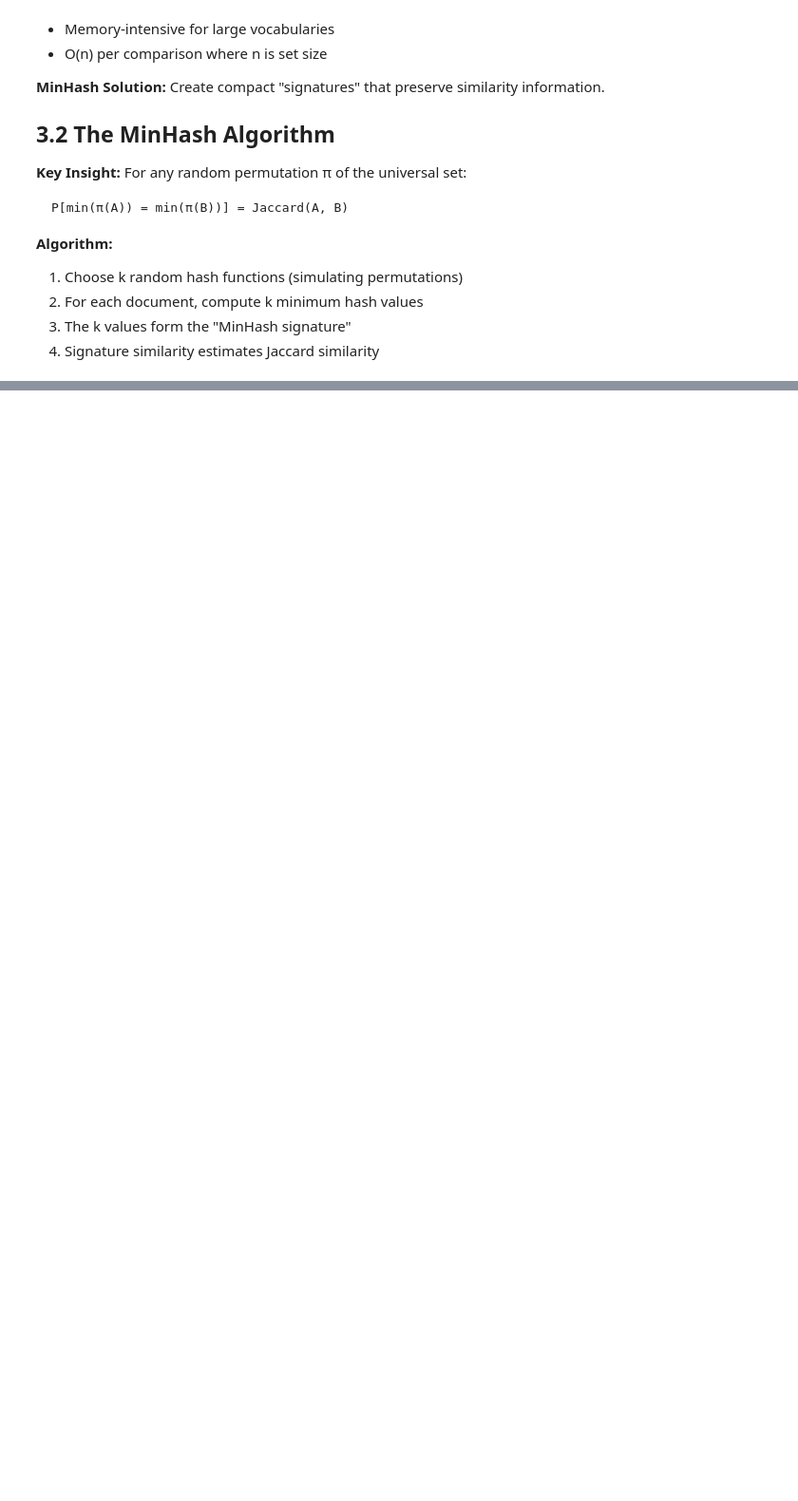
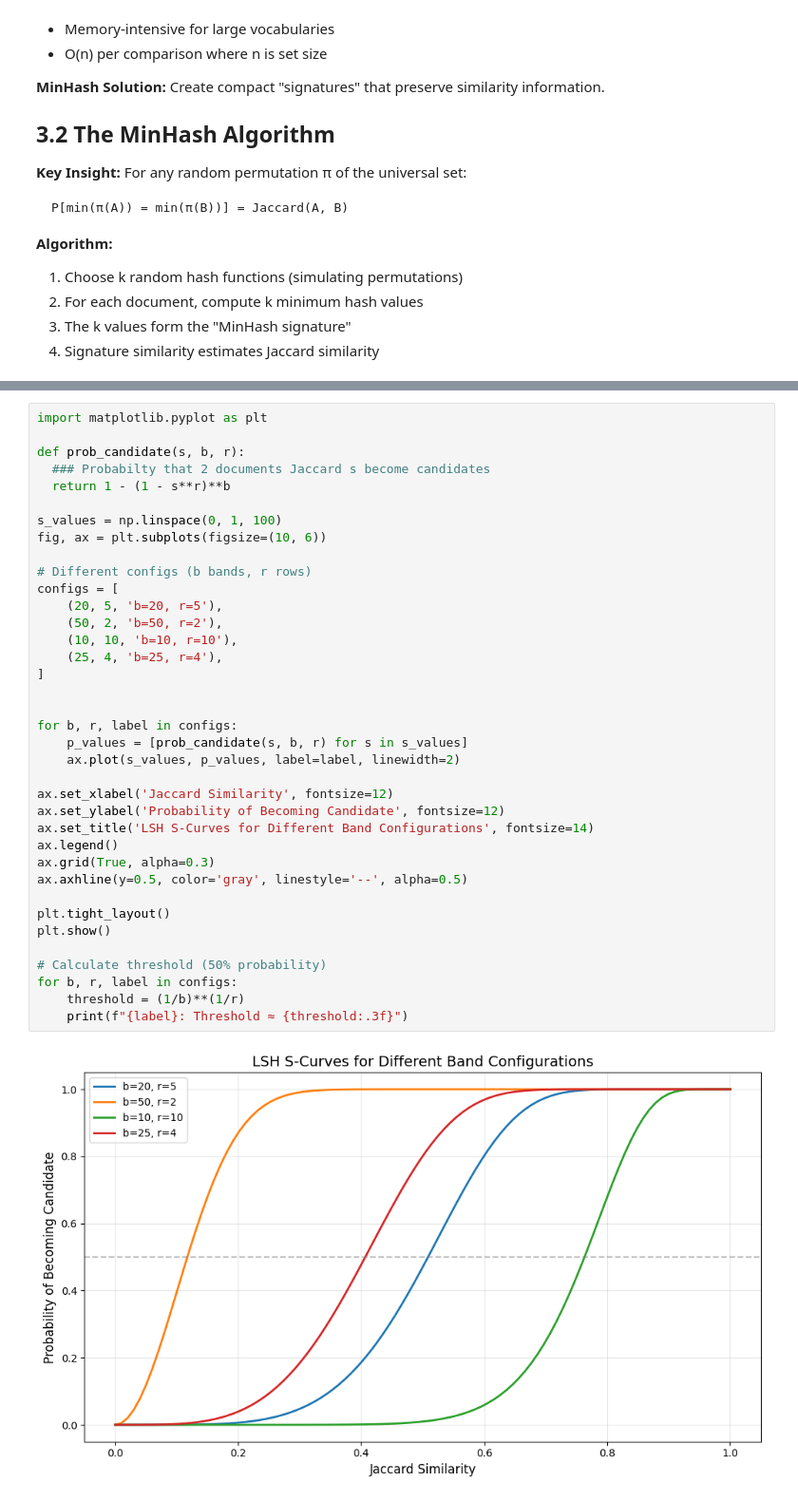
Before and after one commit to NateMophi/SCC-454, a Jupyter notebook: LAB4/SCC454_Lab4.ipynb, the cells around one changed output, grey strips where cells are left out. Shown at 95% size. Drawn from its saved outputs; the diff is of its cells as text; blank space fills up the shorter version.

```diff
--- a/LAB4/SCC454_Lab4.ipynb
+++ b/LAB4/SCC454_Lab4.ipynb
@@ -392,0 +589,39 @@ class MinHasher:
+# %%
+import matplotlib.pyplot as plt
+
+def prob_candidate(s, b, r):
+  ### Probabilty that 2 documents Jaccard s become candidates
+  return 1 - (1 - s**r)**b
+
+s_values = np.linspace(0, 1, 100)
+fig, ax = plt.subplots(figsize=(10, 6))
+
+# Different configs (b bands, r rows)
+configs = [
+    (20, 5, 'b=20, r=5'),
+    (50, 2, 'b=50, r=2'),
+    (10, 10, 'b=10, r=10'),
+    (25, 4, 'b=25, r=4'),
+]
+
+
+for b, r, label in configs:
+    p_values = [prob_candidate(s, b, r) for s in s_values]
+    ax.plot(s_values, p_values, label=label, linewidth=2)
+
+ax.set_xlabel('Jaccard Similarity', fontsize=12)
+ax.set_ylabel('Probability of Becoming Candidate', fontsize=12)
+ax.set_title('LSH S-Curves for Different Band Configurations', fontsize=14)
+ax.legend()
+ax.grid(True, alpha=0.3)
+ax.axhline(y=0.5, color='gray', linestyle='--', alpha=0.5)
+
+plt.tight_layout()
+plt.show()
+
+# Calculate threshold (50% probability)
+for b, r, label in configs:
+    threshold = (1/b)**(1/r)
+    print(f"{label}: Threshold ≈ {threshold:.3f}")
+# %% [output]
+[figure, added]
```
Also changed, not shown: parts of 47 cells of this notebook.
